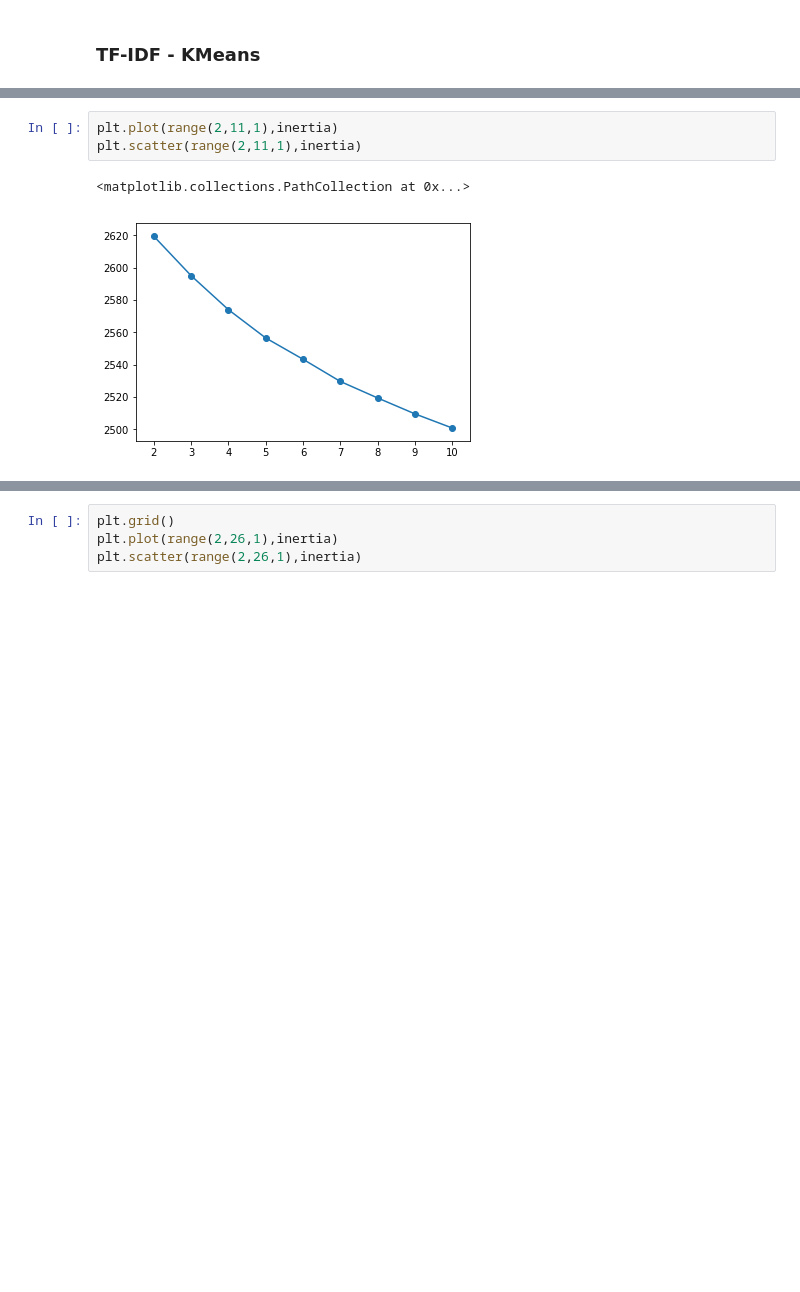
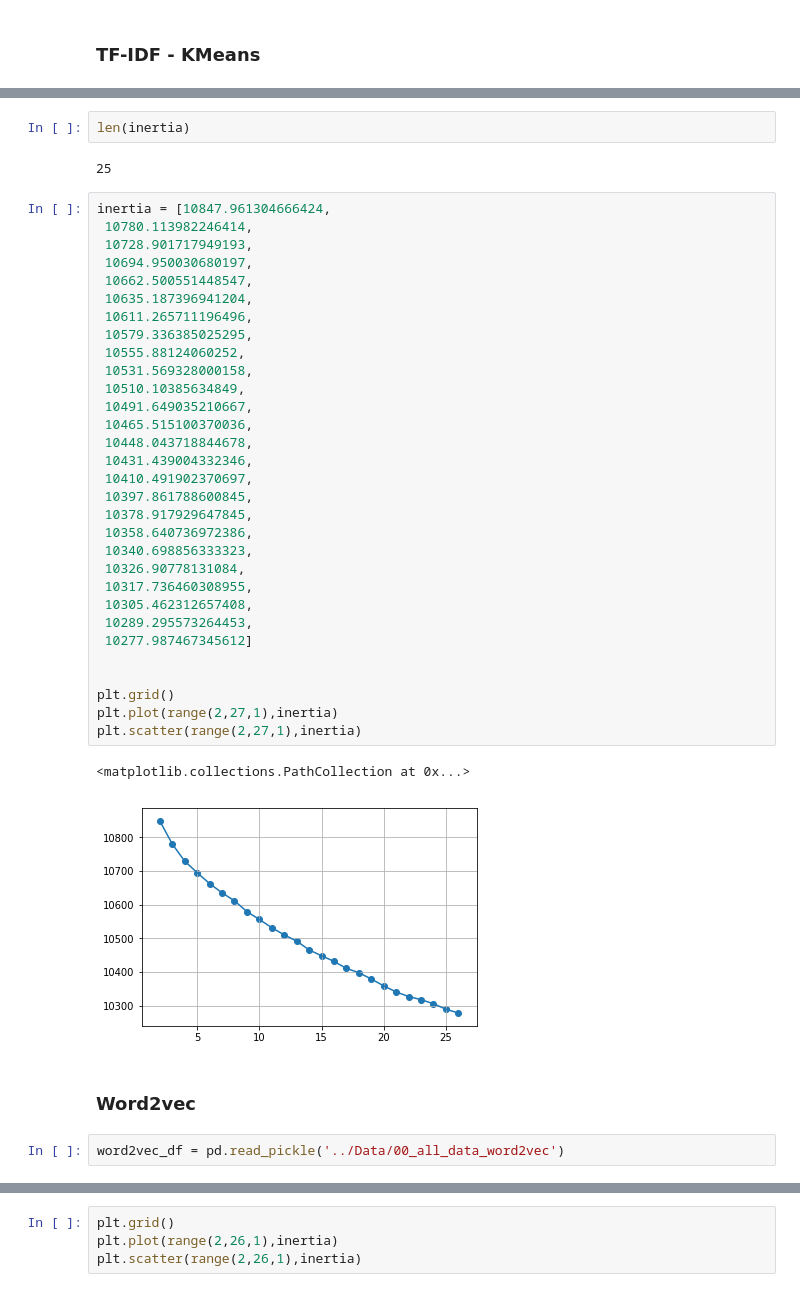
Before and after one commit to keith12345/Find_me_a_Job, a Jupyter notebook: Using_all_data/03_KMeans.ipynb, the cells around one changed output, grey strips where cells are left out. Saved outputs shown, nothing was run; the diff lists cells and outputs as text; blank space fills up the shorter version.

```diff
--- a/Using_all_data/03_KMeans.ipynb
+++ b/Using_all_data/03_KMeans.ipynb
@@ -50,9 +100,45 @@ while i <= 10:
-# %%
-plt.plot(range(2,11,1),inertia)
-plt.scatter(range(2,11,1),inertia)
-# %% [output]
-<matplotlib.collections.PathCollection at 0x...>
-[figure, removed]
+# %%
+len(inertia)
+# %% [output]
+25
+# %%
+inertia = [10847.961304666424,
+ 10780.113982246414,
+ 10728.901717949193,
+ 10694.950030680197,
+ 10662.500551448547,
+ 10635.187396941204,
+ 10611.265711196496,
+ 10579.336385025295,
+ 10555.88124060252,
+ 10531.569328000158,
+ 10510.10385634849,
+ 10491.649035210667,
+ 10465.515100370036,
+ 10448.043718844678,
+ 10431.439004332346,
+ 10410.491902370697,
+ 10397.861788600845,
+ 10378.917929647845,
+ 10358.640736972386,
+ 10340.698856333323,
+ 10326.90778131084,
+ 10317.736460308955,
+ 10305.462312657408,
+ 10289.295573264453,
+ 10277.987467345612]
+
+
+plt.grid()
+plt.plot(range(2,27,1),inertia)
+plt.scatter(range(2,27,1),inertia)
+# %% [output]
+<matplotlib.collections.PathCollection at 0x...>
+[figure, added]
+# %% [markdown]
+### Word2vec
+# %%
+word2vec_df = pd.read_pickle('../Data/00_all_data_word2vec')
 # %%
 inertia = []
 i = 2
```
Also changed, not shown: parts of 18 cells of this notebook, 4 other files.
